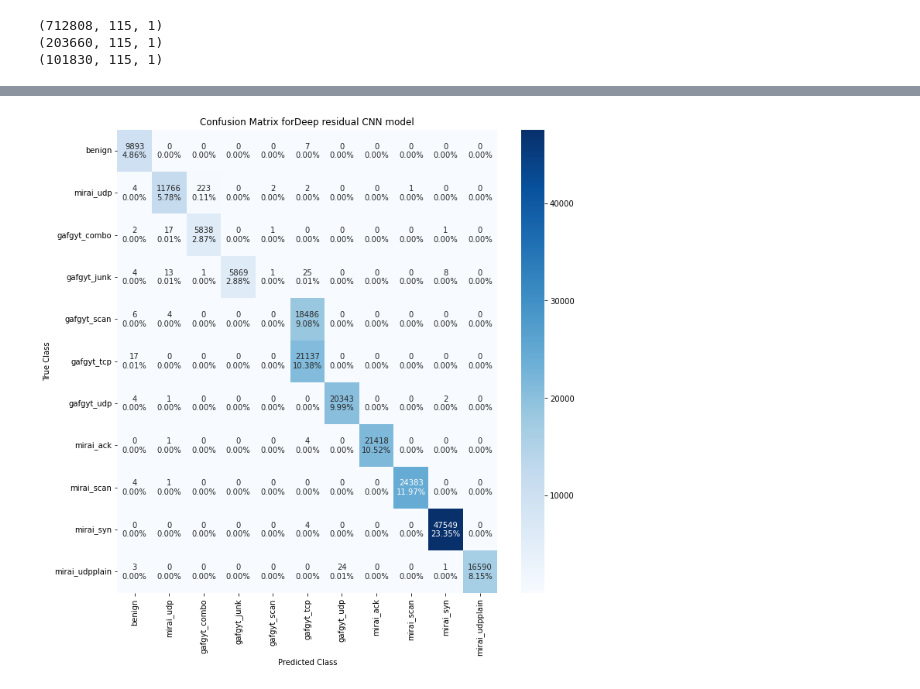
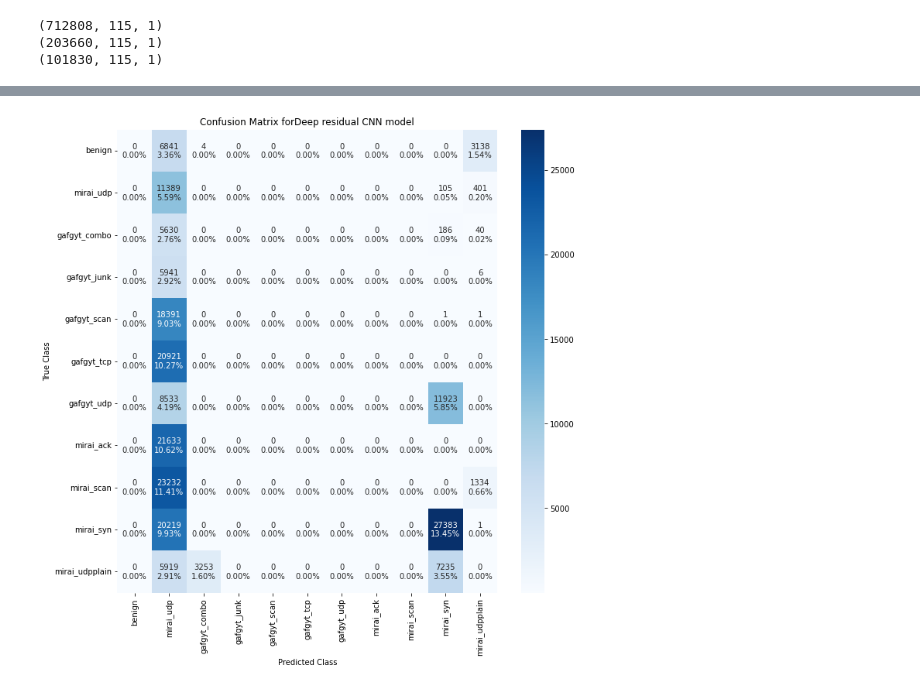
Before and after one commit to yasinicl/IoT-Intrusion-Detection, a Jupyter notebook: cnn+lstm.ipynb, the cells around one changed output, grey strips where cells are left out. Drawn from its saved outputs; the diff is of its cells as text; code cells hidden in the pictures.

```diff
--- a/cnn+lstm.ipynb
+++ b/cnn+lstm.ipynb
@@ -201,8 +237,8 @@ from keras import regularizers
 # Build Model CNN_LSTM
 gru_model = Sequential()
 gru_model.add(Conv1D(filters = 64, kernel_size = (5), input_shape = (train_data_st.shape[1], 1)))
+gru_model.add(Dropout(0.2))
 gru_model.add(MaxPooling1D(pool_size= (3)))
-gru_model.add(Dropout(0.2))
 gru_model.add(Conv1D(filters = 32, kernel_size = (5), padding = 'same'))
 #cnn_model.add(MaxPooling1D(pool_size= (1)))
 #cnn_model.add(Dropout(0.2))
@@ -210,13 +246,13 @@ gru_model.add(Conv1D(filters = 32, kernel_size = (5), padding = 'same'))
 
 
 gru_model.add(Bidirectional(GRU(128, activation = 'relu')))
-gru_model.add(Dropout(0.2))
+
+gru_model.add(Dense(32, activation = 'relu'))
+gru_model.add(Dense(16, activation = 'relu'))
+model.add(Flatten())
 gru_model.add(Dense(128, activation = 'relu'))
 gru_model.add(Dense(64, activation = 'relu'))
-gru_model.add(Dense(64, activation = 'relu'))
-gru_model.add(Dense(16, activation = 'relu', kernel_regularizer = regularizers.l2(0.01)))
-gru_model.add(Dense(labels.shape[1], activation = 'sigmoid'))
-
-gru_model.compile(loss='binary_crossentropy',
-              optimizer='adam',
-              metrics=['accuracy'])
+gru_model.add(Dense(labels.shape[1], activation = 'softmax'))
+modelName = 'CNN+LSTM'
+keras.utils.plot_model(model, './'+modelName+'_Archi.png',show_shapes=True)
+model.summary()
@@ -226,13 +382,13 @@ early_stop = keras.callbacks.EarlyStopping(monitor = 'val_accuracy', min_delta =
 # %%
-epochs = 10
-batch_size = 128
-history = gru_model.fit(x_train_cnn,y_train, batch_size=batch_size,
+epochs = 6
+batch_size = 256
+history = model.fit(x_train_cnn,y_train, batch_size=batch_size,
     steps_per_epoch=x_train.shape[0] // batch_size,
     epochs=epochs,
-    validation_data=(x_validate_cnn,y_validate)
+    validation_data=(x_validate_cnn,y_validate),
     #validation_split=0.10,
+    callbacks=[learning_rate_reduction, checkpoint]
 )
-
 
 #1. Function to plot model's validation loss and validation accuracy
 def plot_model_history(model_history):
@@ -264,35 +441,35 @@ with open('./History_'+modelName, 'wb') as file_pi:
 # %%
 from sklearn.metrics import accuracy_score, confusion_matrix, precision_recall_fscore_support,  roc_curve, auc
 import tensorflow as tf
 #model = tf.keras.models.load_model('/'+model_name+'.h5')
 
-y_pred = model.predict(x_test_cnn)
+y_pred = gru_model.predict(x_test_cnn)
 
 y_pred_cm  = np.argmax(y_pred, axis=1)
 y_test_cm  = np.argmax(y_test, axis=1)
 
 cm = confusion_matrix(y_test_cm, y_pred_cm)
 
 group_counts = ["{0:0.0f}".format(value) for value in cm.flatten()]
 
 group_percentages = ["{0:.2%}".format(value) for value in cm.flatten()/np.sum(cm)]
 
 labels = [f"{v1}\n{v2}" for v1, v2 in zip(group_counts,group_percentages)]
 
 labels = np.asarray(labels).reshape(11,11)
 
 label = ['benign','mirai_udp','gafgyt_combo','gafgyt_junk','gafgyt_scan','gafgyt_tcp','gafgyt_udp'\
         ,'mirai_ack','mirai_scan','mirai_syn','mirai_udpplain']
 
 plt.figure(figsize=(11,11))
 sns.heatmap(cm, xticklabels=label, yticklabels=label, annot=labels, fmt='', cmap="Blues", vmin = 0.2);
 plt.title('Confusion Matrix for'+ modelName+' model')
 plt.ylabel('True Class')
 plt.xlabel('Predicted Class')
 plt.savefig('./'+modelName+'_CM.png')
 plt.show()
 # %% [output]
-[figure, old version]
+[figure, new version]
 # %%
 print(classification_report(y_test_cm, y_pred_cm, target_names= ['benign','mirai_udp','gafgyt_combo','gafgyt_junk','gafgyt_scan','gafgyt_tcp','gafgyt_udp','mirai_ack','mirai_scan','mirai_syn','mirai_udpplain']))
 
```
Also changed, not shown: parts of 12 cells of this notebook, 3 other files.
